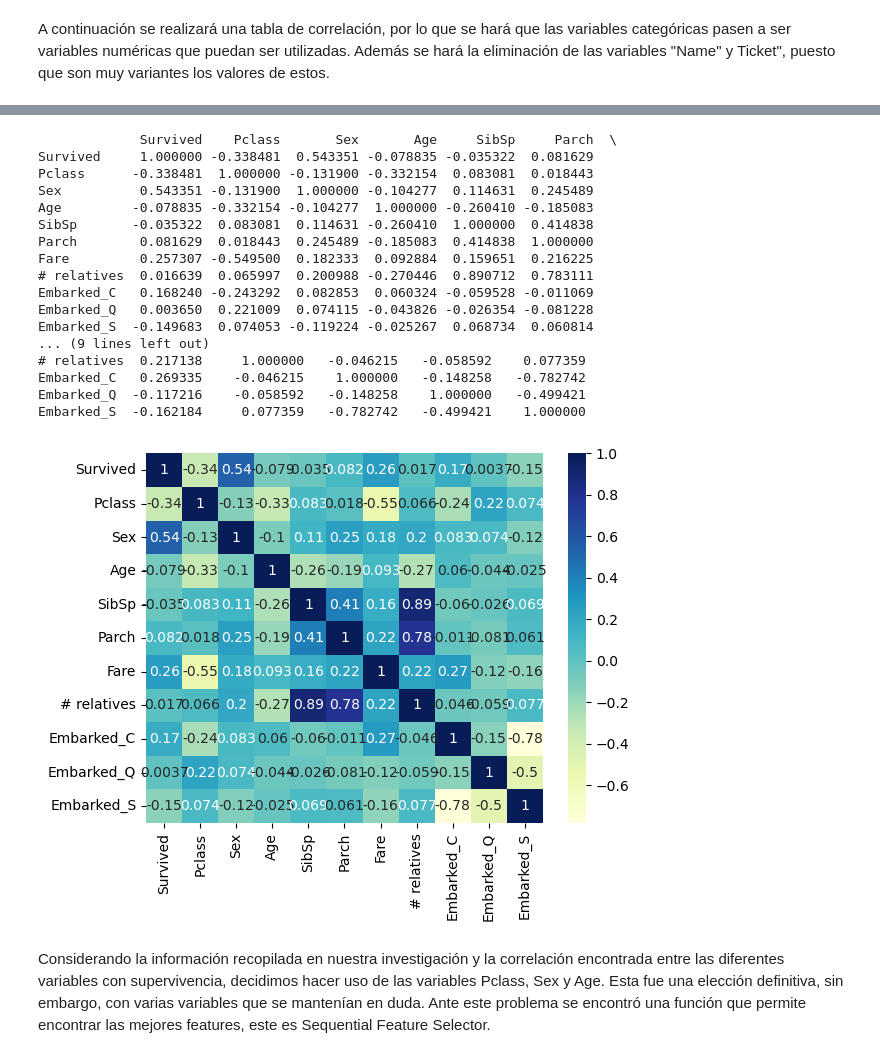
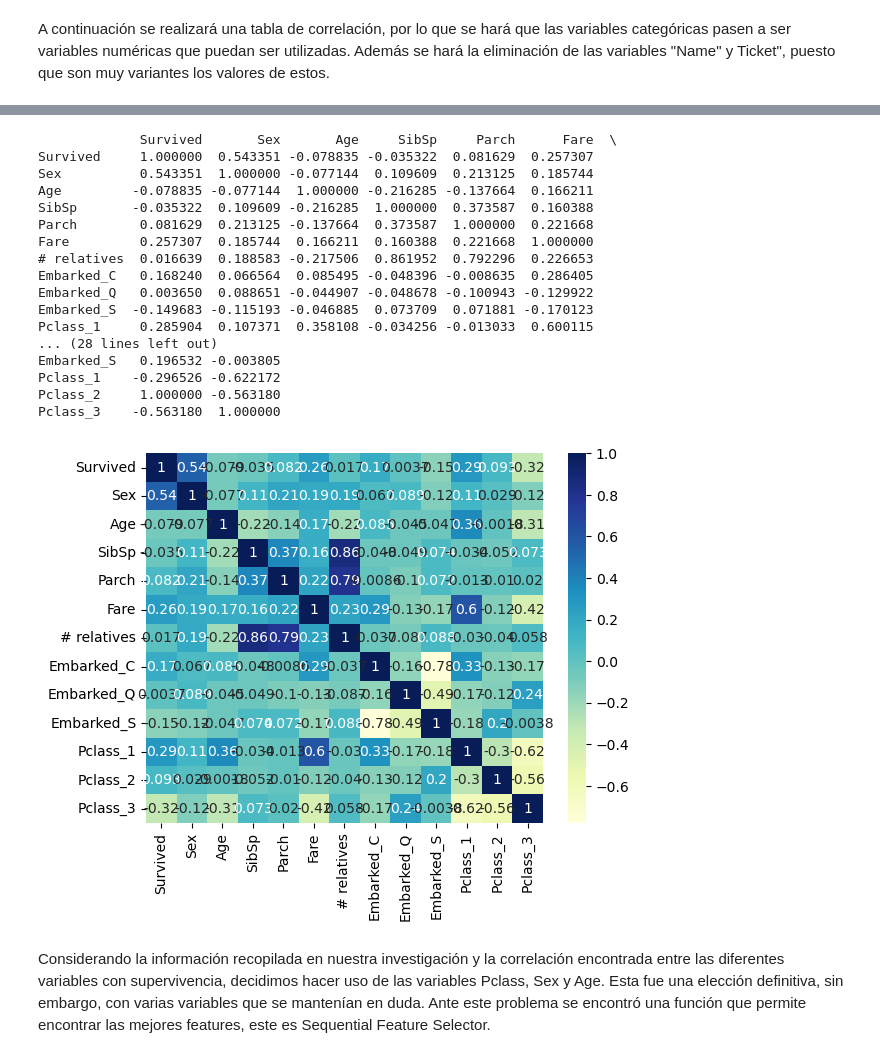
Before and after one commit to AndresOrantes/Reto_Titanic_Equipo5, a Jupyter notebook: InicioTitanic.ipynb, the cells around one changed output, grey strips where cells are left out. Drawn from its saved outputs; the diff is of its cells as text; code cells hidden in the pictures.

Commit message:
Update InicioTitanic.ipynb
En realidad la clase es una variable categórica, así que one-hot encoding también se le aplica

```diff
--- a/InicioTitanic.ipynb
+++ b/InicioTitanic.ipynb
@@ -313,23 +311,26 @@ categorical_columns = df.select_dtypes(include=['object']).columns.tolist()
 # %%
-#Initialize OneHotEncoder
+# Suponiendo que `df` es tu DataFrame y que tienes las columnas categóricas 'Embarked' y 'Pclass'
+categorical_columns = ['Embarked', 'Pclass']
+
+# Extraer los datos de las columnas categóricas
+categorical_data = df[categorical_columns]
+
+# Inicializar el OneHotEncoder
 encoder = OneHotEncoder(sparse_output=False)
 
-# Apply one-hot encoding to the categorical columns
-one_hot_encoded = encoder.fit_transform(df[categorical_columns])
+# Aplicar one-hot encoding a las columnas categóricas
+one_hot_encoded = encoder.fit_transform(categorical_data)
 
-#Create a DataFrame with the one-hot encoded columns
-#We use get_feature_names_out() to get the column names for the encoded data
+# Crear un DataFrame con las columnas one-hot encoded
 one_hot_df = pd.DataFrame(one_hot_encoded, columns=encoder.get_feature_names_out(categorical_columns))
 
-# Concatenate the one-hot encoded dataframe with the original dataframe
+# Concatenar el DataFrame original con el DataFrame one-hot encoded
 df_encoded = pd.concat([df, one_hot_df], axis=1)
 
-# Drop the original categorical columns
-df_encoded = df_encoded.drop(categorical_columns, axis=1)
+# Eliminar las columnas categóricas originales
+df = df_encoded.drop(categorical_columns, axis=1)
 
-# Display the resulting dataframe
-print(f"Encoded Employee data : \n{df_encoded}")
-"""df['Embarked'].replace(['C', 'Q', "S"],
-                        [0, 1, 2], inplace=True) """
+# Mostrar el DataFrame resultante
+print(f"Encoded Employee data : \n{df}")
 # %% [output]
 Encoded Employee data :
@@ -358,28 +353,28 @@ dftest=df_encoded.iloc[891:]
 # %%
 
-print(dftrain.corr())
+print(df.corr())
 
 # plotting correlation heatmap
-dataplot = sb.heatmap(dftrain.corr(), cmap="YlGnBu", annot=True)
+dataplot = sb.heatmap(df.corr(), cmap="YlGnBu", annot=True)
 # %% [output]
-             Survived    Pclass       Sex       Age     SibSp     Parch  \
-Survived     1.000000 -0.338481  0.543351 -0.078835 -0.035322  0.081629
-Pclass      -0.338481  1.000000 -0.131900 -0.332154  0.083081  0.018443
-Sex          0.543351 -0.131900  1.000000 -0.104277  0.114631  0.245489
-Age         -0.078835 -0.332154 -0.104277  1.000000 -0.260410 -0.185083
-SibSp       -0.035322  0.083081  0.114631 -0.260410  1.000000  0.414838
-Parch        0.081629  0.018443  0.245489 -0.185083  0.414838  1.000000
-Fare         0.257307 -0.549500  0.182333  0.092884  0.159651  0.216225
-# relatives  0.016639  0.065997  0.200988 -0.270446  0.890712  0.783111
-Embarked_C   0.168240 -0.243292  0.082853  0.060324 -0.059528 -0.011069
-Embarked_Q   0.003650  0.221009  0.074115 -0.043826 -0.026354 -0.081228
-Embarked_S  -0.149683  0.074053 -0.119224 -0.025267  0.068734  0.060814
-... (9 lines left out)
-# relatives  0.217138     1.000000   -0.046215   -0.058592    0.077359
-Embarked_C   0.269335    -0.046215    1.000000   -0.148258   -0.782742
-Embarked_Q  -0.117216    -0.058592   -0.148258    1.000000   -0.499421
-Embarked_S  -0.162184     0.077359   -0.782742   -0.499421    1.000000
+             Survived       Sex       Age     SibSp     Parch      Fare  \
+Survived     1.000000  0.543351 -0.078835 -0.035322  0.081629  0.257307
+Sex          0.543351  1.000000 -0.077144  0.109609  0.213125  0.185744
+Age         -0.078835 -0.077144  1.000000 -0.216285 -0.137664  0.166211
+SibSp       -0.035322  0.109609 -0.216285  1.000000  0.373587  0.160388
+Parch        0.081629  0.213125 -0.137664  0.373587  1.000000  0.221668
+Fare         0.257307  0.185744  0.166211  0.160388  0.221668  1.000000
+# relatives  0.016639  0.188583 -0.217506  0.861952  0.792296  0.226653
+Embarked_C   0.168240  0.066564  0.085495 -0.048396 -0.008635  0.286405
+Embarked_Q   0.003650  0.088651 -0.044907 -0.048678 -0.100943 -0.129922
+Embarked_S  -0.149683 -0.115193 -0.046885  0.073709  0.071881 -0.170123
+Pclass_1     0.285904  0.107371  0.358108 -0.034256 -0.013033  0.600115
+... (28 lines left out)
+Embarked_S   0.196532 -0.003805
+Pclass_1    -0.296526 -0.622172
+Pclass_2     1.000000 -0.563180
+Pclass_3    -0.563180  1.000000
-[figure, old version]
+[figure, new version]
 # %% [markdown]
 Considerando la información recopilada en nuestra investigación y la correlación encontrada entre las diferentes variables con supervivencia, decidimos hacer uso de las variables Pclass, Sex y Age. Esta fue una elección definitiva, sin embargo, con varias variables que se mantenían en duda. Ante este problema se encontró una función que permite encontrar las mejores features, este es Sequential Feature Selector.
 # %%
```
Also changed, not shown: parts of 3 cells of this notebook.
